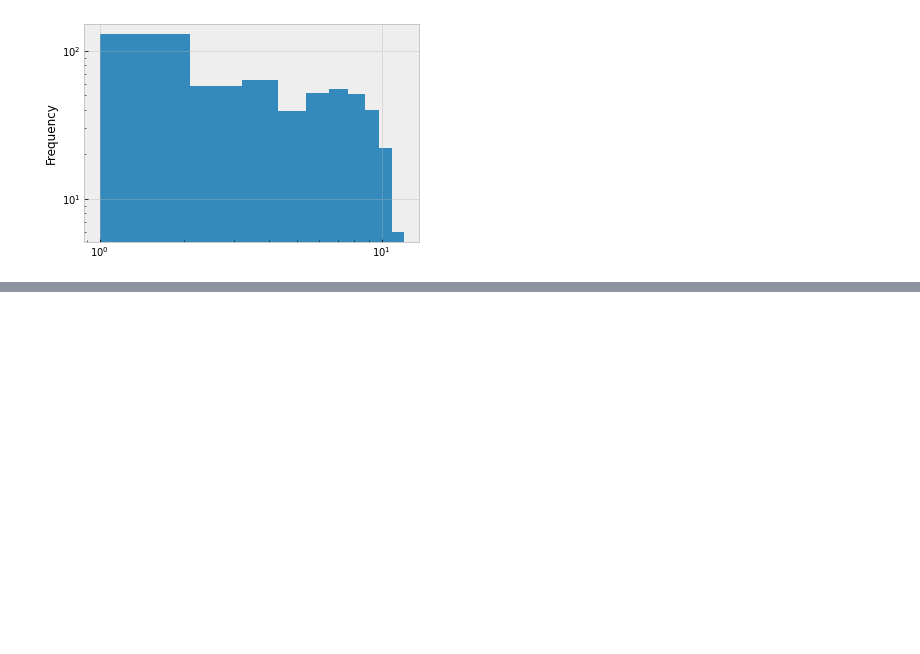
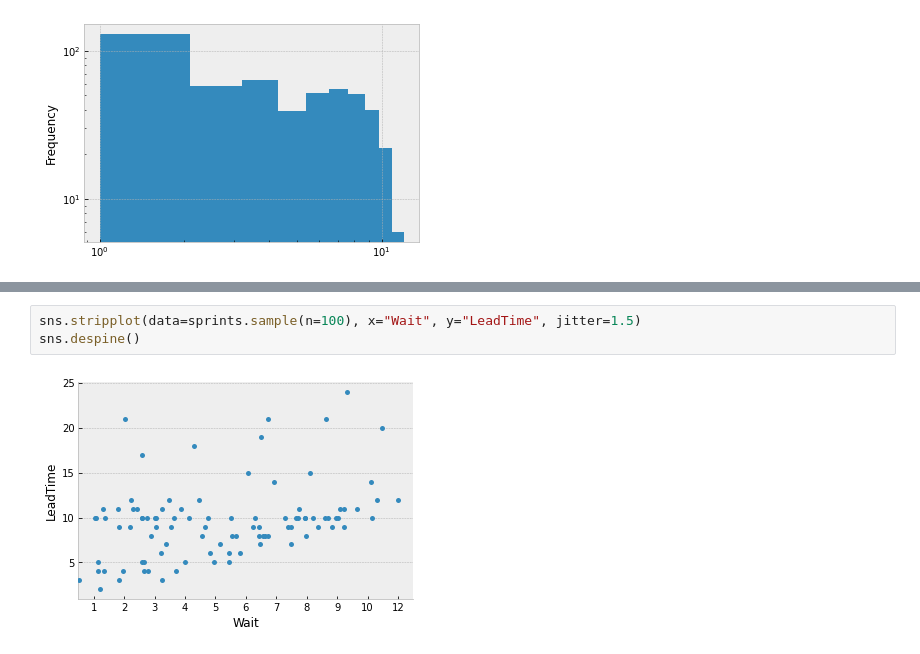
Before and after one commit to zkavtaskin/Lead-Time-Driven-Delivery-Simulation, a Jupyter notebook: Notebook/LittlePower.ipynb, the cells around one changed output, grey strips where cells are left out. Drawn from its saved outputs; the diff is of its cells as text; blank space fills up the shorter version.

```diff
--- a/Notebook/LittlePower.ipynb
+++ b/Notebook/LittlePower.ipynb
@@ -340 +340,6 @@ sns.despine()
+# %%
+sns.stripplot(data=sprints.sample(n=100), x="Wait", y="LeadTime", jitter=1.5)
+sns.despine()
+# %% [output]
+[figure, added]
 # %%
```
Also changed, not shown: parts of 14 cells of this notebook.
